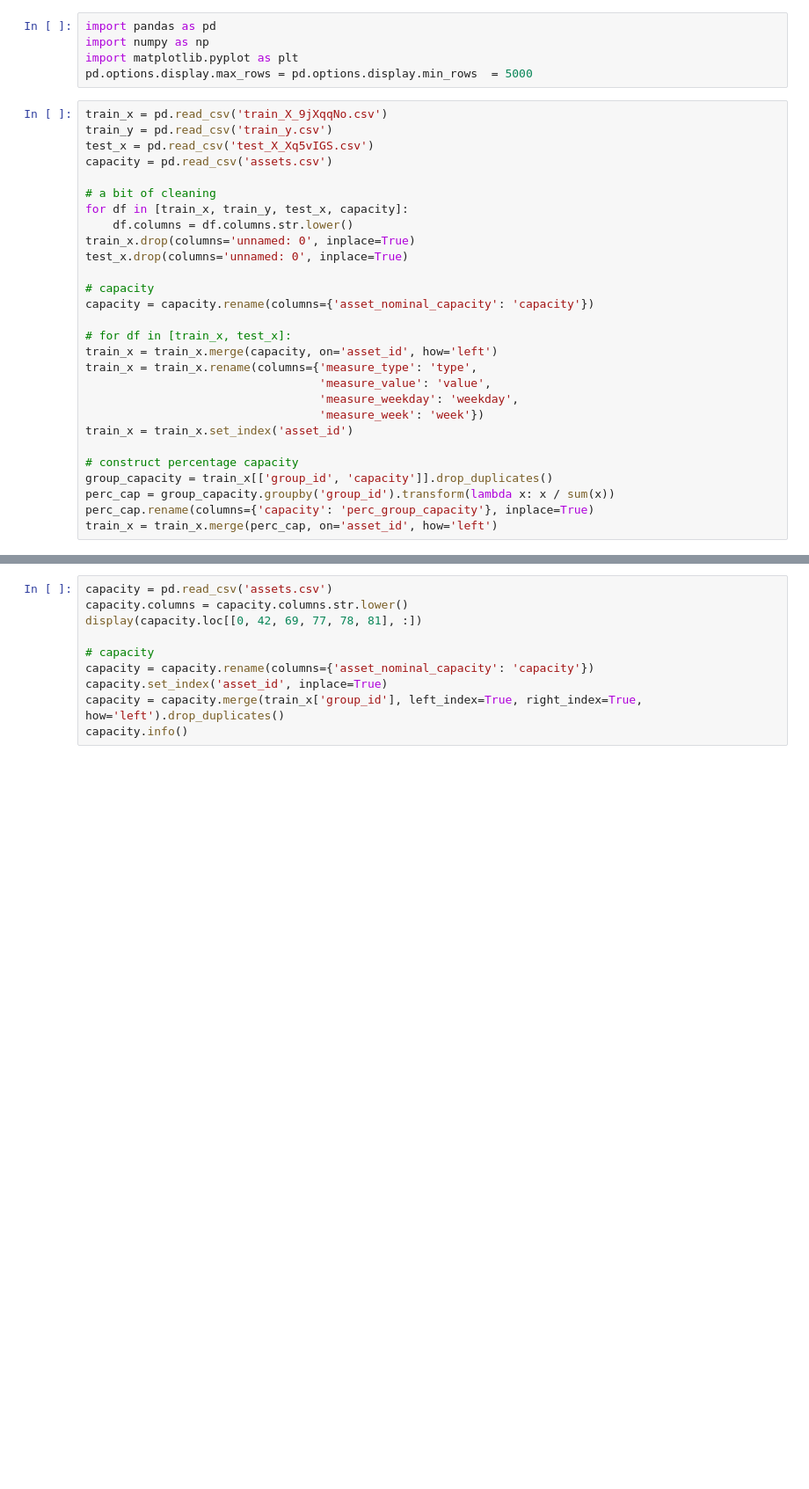
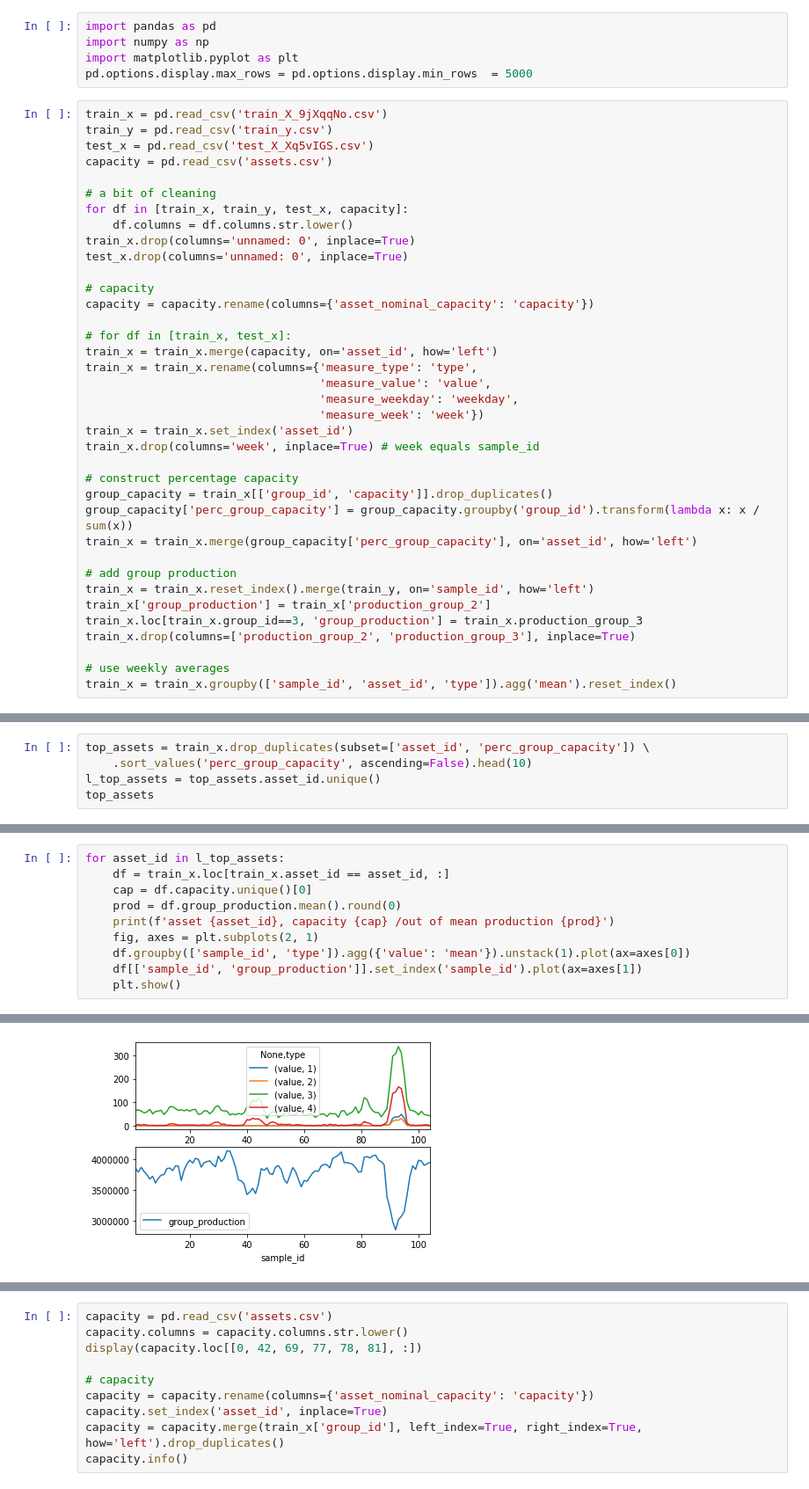
Before and after one commit to pierreyanni/challenge_data, a Jupyter notebook: challenge_data.ipynb, the cells around one changed output, grey strips where cells are left out. Shown at 88% size. Drawn from its saved outputs; the diff is of its cells as text; blank space fills up the shorter version.

```diff
--- a/challenge_data.ipynb
+++ b/challenge_data.ipynb
@@ -47,9 +47,18 @@ train_x = train_x.rename(columns={'measure_type': 'type',
                                   'measure_weekday': 'weekday',
                                   'measure_week': 'week'})
 train_x = train_x.set_index('asset_id')
+train_x.drop(columns='week', inplace=True) # week equals sample_id
 
 # construct percentage capacity
 group_capacity = train_x[['group_id', 'capacity']].drop_duplicates()
-perc_cap = group_capacity.groupby('group_id').transform(lambda x: x / sum(x))
-perc_cap.rename(columns={'capacity': 'perc_group_capacity'}, inplace=True)
-train_x = train_x.merge(perc_cap, on='asset_id', how='left')
+group_capacity['perc_group_capacity'] = group_capacity.groupby('group_id').transform(lambda x: x / sum(x))
+train_x = train_x.merge(group_capacity['perc_group_capacity'], on='asset_id', how='left')
+
+# add group production
+train_x = train_x.reset_index().merge(train_y, on='sample_id', how='left')
+train_x['group_production'] = train_x['production_group_2']
+train_x.loc[train_x.group_id==3, 'group_production'] = train_x.production_group_3
+train_x.drop(columns=['production_group_2', 'production_group_3'], inplace=True)
+
+# use weekly averages
+train_x = train_x.groupby(['sample_id', 'asset_id', 'type']).agg('mean').reset_index()
@@ -95,0 +65,5 @@ asset_id
+# %%
+top_assets = train_x.drop_duplicates(subset=['asset_id', 'perc_group_capacity']) \
+    .sort_values('perc_group_capacity', ascending=False).head(10)
+l_top_assets = top_assets.asset_id.unique()
+top_assets
@@ -95,0 +82,11 @@ asset_id
+# %%
+for asset_id in l_top_assets:
+    df = train_x.loc[train_x.asset_id == asset_id, :]
+    cap = df.capacity.unique()[0]
+    prod = df.group_production.mean().round(0)
+    print(f'asset {asset_id}, capacity {cap} /out of mean production {prod}')
+    fig, axes = plt.subplots(2, 1)
+    df.groupby(['sample_id', 'type']).agg({'value': 'mean'}).unstack(1).plot(ax=axes[0])
+    df[['sample_id', 'group_production']].set_index('sample_id').plot(ax=axes[1])
+    plt.show()
+# %% [output]
@@ -95,0 +94 @@ asset_id
+[figure, added]
```
Also changed, not shown: parts of 13 cells of this notebook.
